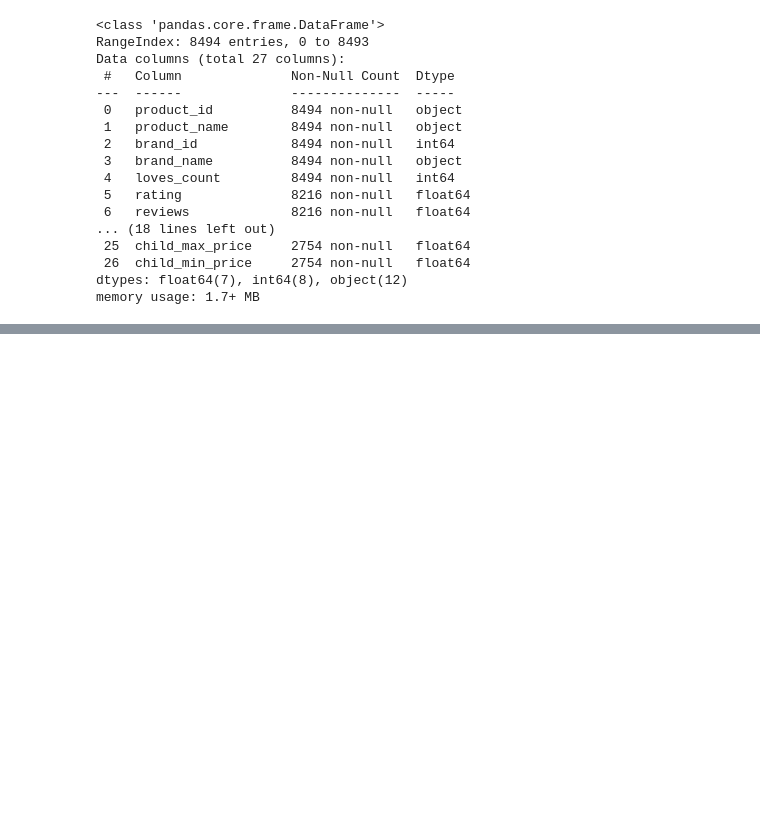
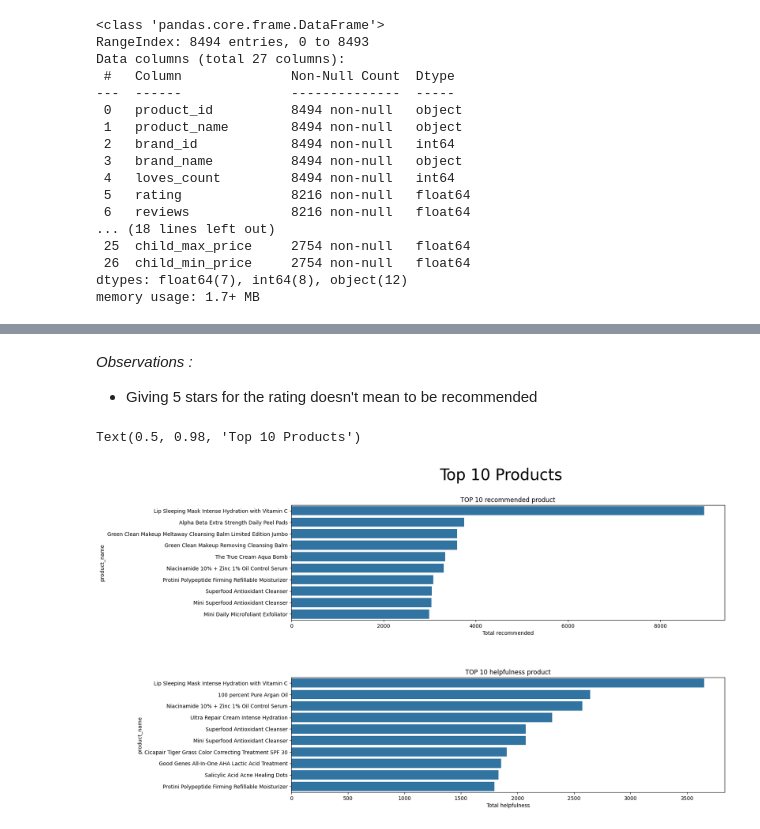
Before and after one commit to cathiasth/Sephora-products-reviews-ml, a Jupyter notebook: project_sephora_ml.ipynb, the cells around one changed output, grey strips where cells are left out. Saved outputs shown, nothing was run; the diff lists cells and outputs as text; code cells hidden in the pictures; blank space fills up the shorter version.

```diff
--- a/project_sephora_ml.ipynb
+++ b/project_sephora_ml.ipynb
@@ -34,0 +104,8 @@ memory usage: 1.7+ MB
+# %%
+df_1 = pd.read_csv('reviews_0-250.csv', low_memory=False)
+df_2 = pd.read_csv('reviews_250-500.csv', low_memory=False)
+df_3 = pd.read_csv('reviews_500-750.csv', low_memory=False)
+df_4 = pd.read_csv('reviews_750-1250.csv', low_memory=False)
+df_5 = pd.read_csv('reviews_1250-end.csv', low_memory=False)
+df_reviews = pd.concat([df_1,df_2,df_3,df_4,df_5],axis=0)
+df_reviews.head(2)
@@ -34,0 +140,5 @@ memory usage: 1.7+ MB
+# %%
+# df_reviews.rename(columns={'Unnamed: 0':'index'}, inplace=True)
+df_reviews.drop(columns=['Unnamed: 0','total_feedback_count','total_neg_feedback_count','total_pos_feedback_count','skin_tone','eye_color','skin_type','hair_color'], inplace=True)
+# %%
+df_reviews = df_reviews[df_reviews.review_title.notnull()]
@@ -34,0 +175,23 @@ memory usage: 1.7+ MB
+# %% [markdown]
+<em>Observations :</em>
+- Giving 5 stars for the rating doesn't mean to be recommended
+# %%
+calcul_top = df_reviews.groupby(['product_id','product_name'])
+
+fig, (ax1,ax2) = plt.subplots(nrows=2,ncols=1,figsize= (15,10))
+fig.subplots_adjust(hspace=0.5)
+
+most_reccomended = calcul_top.sum(numeric_only=True)['is_recommended'].reset_index().sort_values('is_recommended',ascending=False).head(10)
+sns.barplot(most_reccomended,x='is_recommended',y='product_name',ax=ax1)
+ax1.set_title("TOP 10 recommended product")
+ax1.set_xlabel("Total recommended")
+
+most_helpfulness = calcul_top.sum(numeric_only=True)['helpfulness'].reset_index().sort_values('helpfulness',ascending=False).head(10)
+sns.barplot(most_helpfulness,x='helpfulness',y='product_name',ax=ax2)
+ax2.set_title("TOP 10 helpfulness product")
+ax2.set_xlabel("Total helpfulness")
+
+plt.suptitle("Top 10 Products",fontsize=30)
+# %% [output]
+Text(0.5, 0.98, 'Top 10 Products')
+[figure, added]
```
Also changed, not shown: parts of 45 cells of this notebook.
